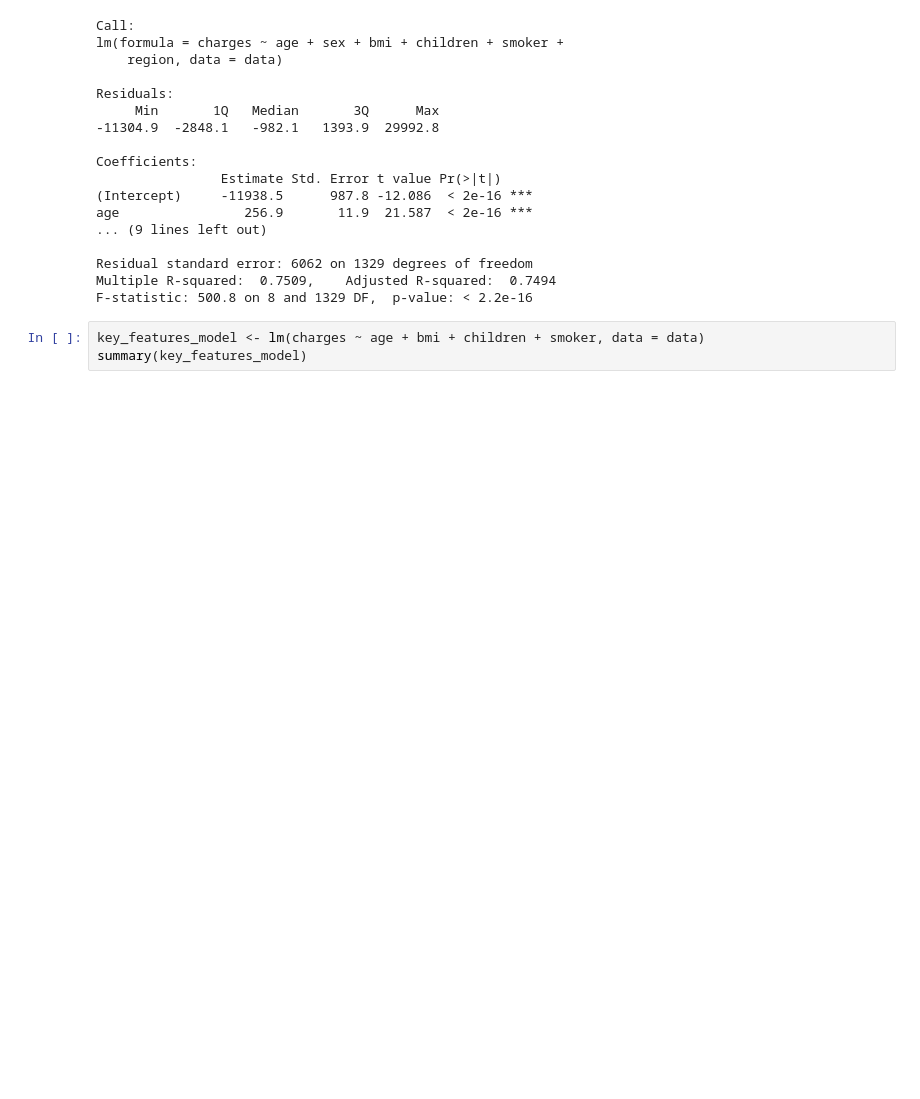
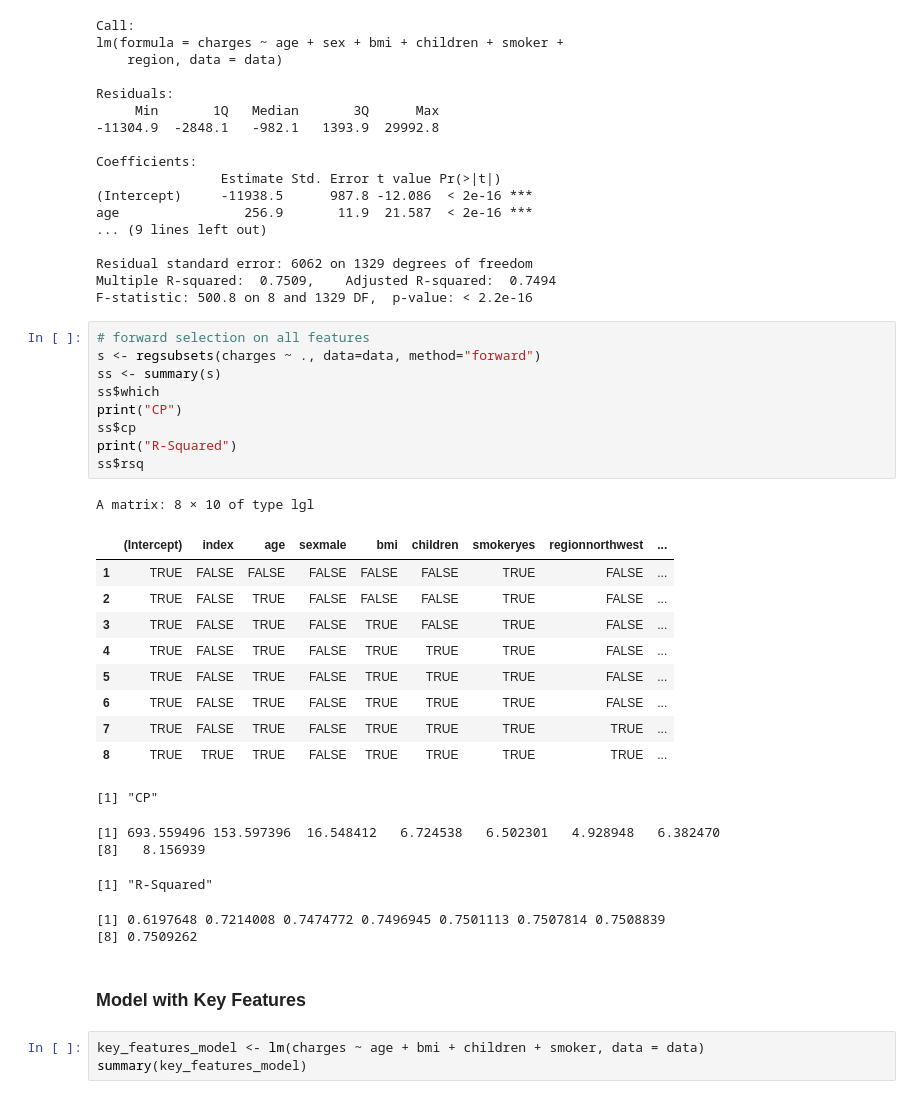
Before and after one commit to Yuji03b/STAT-306-group-project, a Jupyter notebook: code.ipynb, the cells around one changed output. Drawn from its saved outputs; the diff is of its cells as text; blank space fills up the shorter version.

```diff
--- a/code.ipynb
+++ b/code.ipynb
@@ -213,6 +234,34 @@ age                256.9       11.9  21.587  < 2e-16 ***
 Residual standard error: 6062 on 1329 degrees of freedom
 Multiple R-squared:  0.7509,    Adjusted R-squared:  0.7494
 F-statistic: 500.8 on 8 and 1329 DF,  p-value: < 2.2e-16
+# %%
+# forward selection on all features
+s <- regsubsets(charges ~ ., data=data, method="forward")
+ss <- summary(s)
+ss$which
+print("CP")
+ss$cp
+print("R-Squared")
+ss$rsq
+# %% [output]
+A matrix: 8 × 10 of type lgl
+|  | (Intercept) | index | age | sexmale | bmi | children | smokeryes | regionnorthwest | ... |
+| 1 | TRUE | FALSE | FALSE | FALSE | FALSE | FALSE | TRUE | FALSE | ... |
+| 2 | TRUE | FALSE | TRUE | FALSE | FALSE | FALSE | TRUE | FALSE | ... |
+| 3 | TRUE | FALSE | TRUE | FALSE | TRUE | FALSE | TRUE | FALSE | ... |
+| 4 | TRUE | FALSE | TRUE | FALSE | TRUE | TRUE | TRUE | FALSE | ... |
+| 5 | TRUE | FALSE | TRUE | FALSE | TRUE | TRUE | TRUE | FALSE | ... |
+| 6 | TRUE | FALSE | TRUE | FALSE | TRUE | TRUE | TRUE | FALSE | ... |
+| 7 | TRUE | FALSE | TRUE | FALSE | TRUE | TRUE | TRUE | TRUE | ... |
+| 8 | TRUE | TRUE | TRUE | FALSE | TRUE | TRUE | TRUE | TRUE | ... |
+[1] "CP"
+[1] 693.559496 153.597396  16.548412   6.724538   6.502301   4.928948   6.382470
+[8]   8.156939
+[1] "R-Squared"
+[1] 0.6197648 0.7214008 0.7474772 0.7496945 0.7501113 0.7507814 0.7508839
+[8] 0.7509262
+# %% [markdown]
+### Model with Key Features
 # %%
 key_features_model <- lm(charges ~ age + bmi + children + smoker, data = data)
 summary(key_features_model)
```
Also changed, not shown: parts of 9 cells of this notebook.
